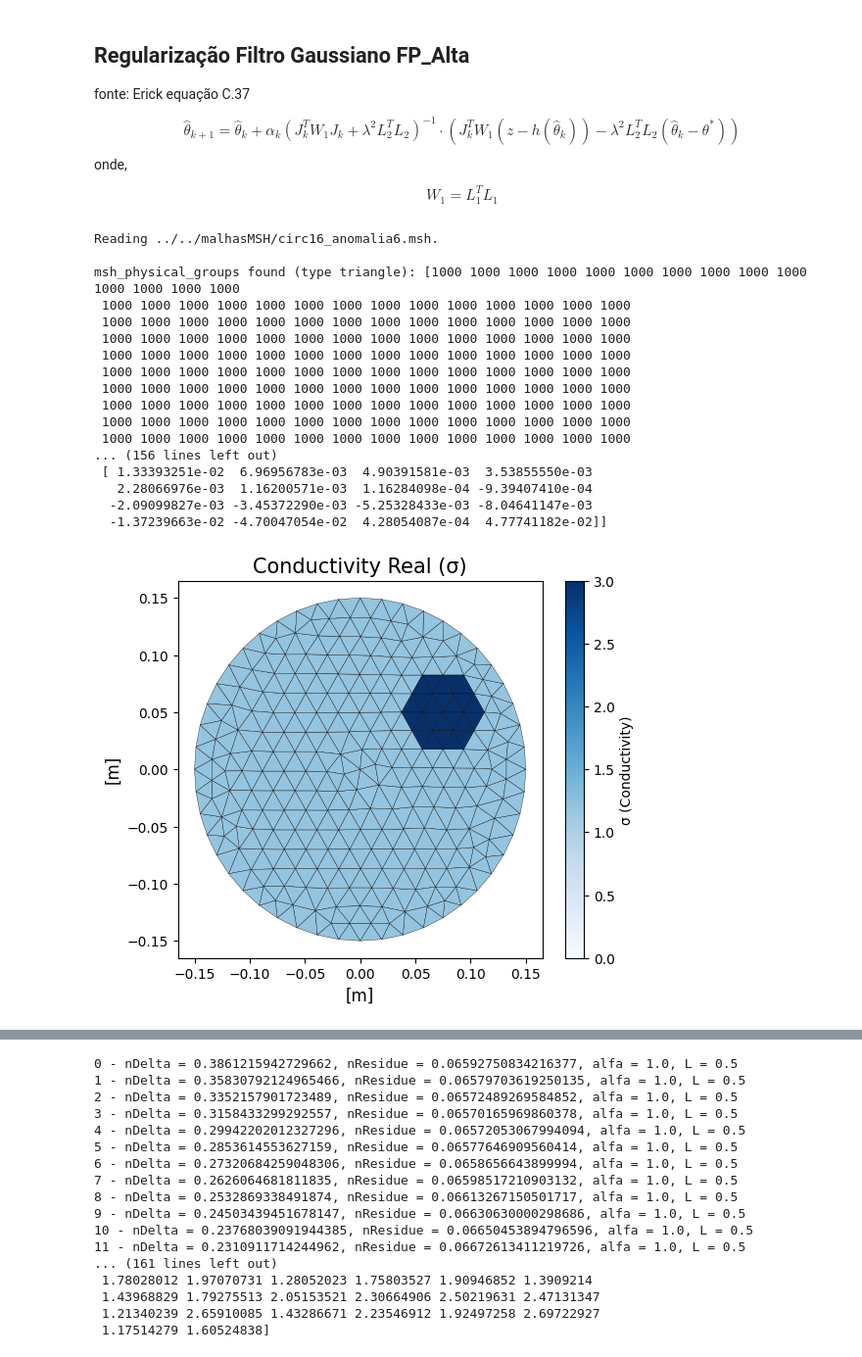
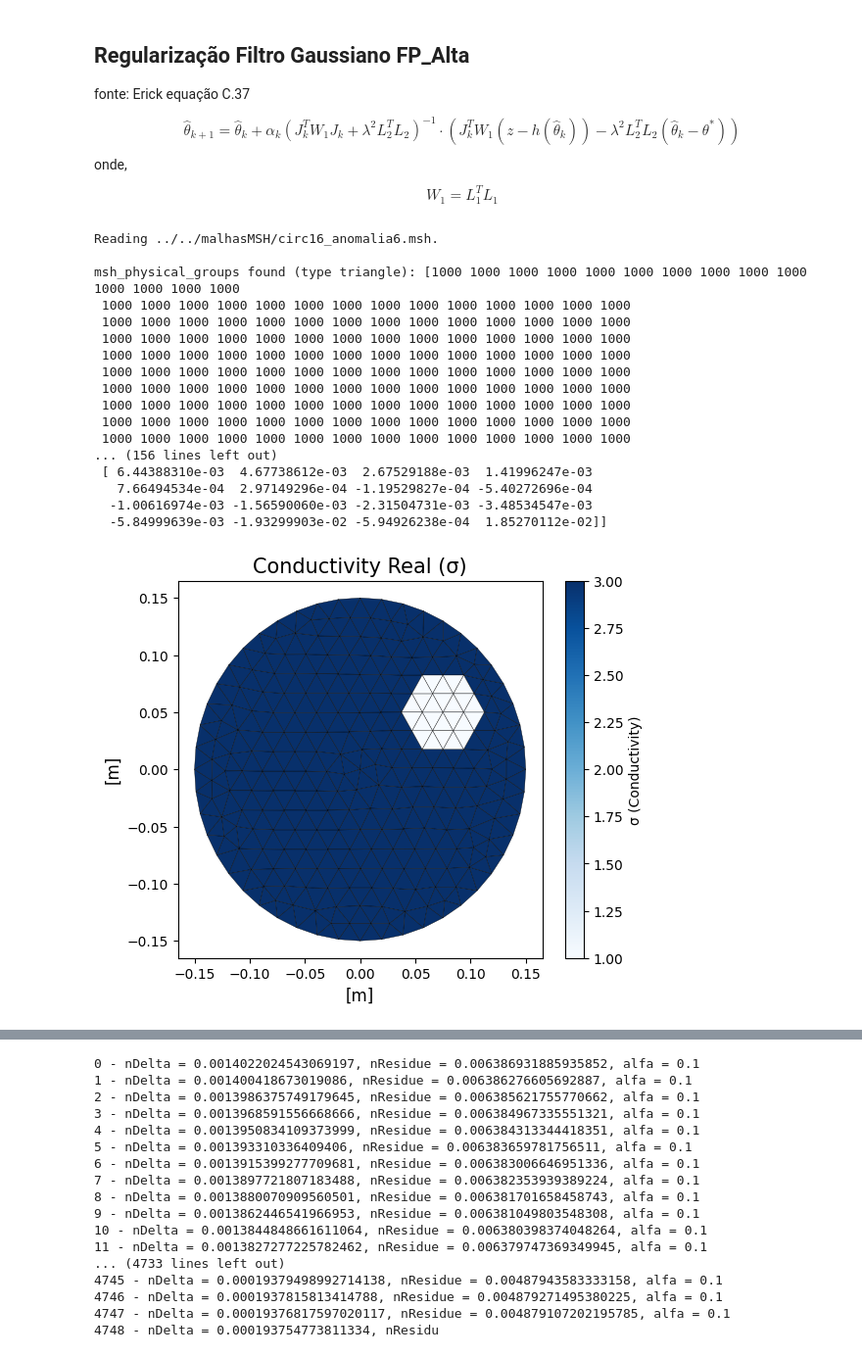
Before and after one commit to rodgraneiro/EIT_2D, a Jupyter notebook: exemplos/biblioteca_Edson/exemplos_biblioteca_Edson.ipynb, the cells around one changed output, grey strips where cells are left out. Shown at 98% size. Saved outputs shown, nothing was run; the diff lists cells and outputs as text; code cells hidden in the pictures.

Commit message:
debugging inverseProblem

```diff
--- a/exemplos/biblioteca_Edson/exemplos_biblioteca_Edson.ipynb
+++ b/exemplos/biblioteca_Edson/exemplos_biblioteca_Edson.ipynb
@@ -213,8 +213,8 @@ sigma_inicial = np.full(MinhaMalhaPto2.NumberOfElements, 1.0)          # Monta v
 
 
 meus_sigmas = {
-1000 : 1.2,
-1001 : 3.0}
+1000 : 3.0,
+1001 : 1.0}
 
 MinhaMalhaPto2.SetSigmaPhysicaEntity(meus_sigmas)
 
@@ -235,54 +235,54 @@ mtz_Vmedido = fwd.Solve()
 #print(f'Vmedido \n {fwd.Vmedido[:,0]}')
 
 nome_arquivo = 'ParaVernoGmshPto'
 #fwd.criar_arquivo_pos_2D( fwd.Vmedido, nome_arquivo)
 
 #fwd.abrir_Gmsh_pos(nome_arquivo, runGmsh=True)
 
 #print(f'self.Yinversa \n {fwd.Yinversa}')
 
 V_measured = fwd.Vmedido_eletrodos
 
 print(f'V_mesured \n {V_measured}')
 
 
 invProblem_2D = inverseProblem_2D.inverse_problem(MinhaMalhaPto2, Pcorrente=fwd.corrente)
-invProblem_2D.solve(V_measured, alpha =1.0,  Lambda = 0.50, max_iter=100)
+invProblem_2D.solve(V_measured, initialEstimate=3.0,alpha =0.1,  Lambda = 0.50, max_iter=5000,Tol=1.0e-3)
 #print('Y_jacobian',invProblem.Y_jacobian)
 # %% [output]
 Reading ../../malhasMSH/circ16_anomalia6.msh.
 
 msh_physical_groups found (type triangle): [1000 1000 1000 1000 1000 1000 1000 1000 1000 1000 1000 1000 1000 1000
  1000 1000 1000 1000 1000 1000 1000 1000 1000 1000 1000 1000 1000 1000
  1000 1000 1000 1000 1000 1000 1000 1000 1000 1000 1000 1000 1000 1000
  1000 1000 1000 1000 1000 1000 1000 1000 1000 1000 1000 1000 1000 1000
  1000 1000 1000 1000 1000 1000 1000 1000 1000 1000 1000 1000 1000 1000
  1000 1000 1000 1000 1000 1000 1000 1000 1000 1000 1000 1000 1000 1000
  1000 1000 1000 1000 1000 1000 1000 1000 1000 1000 1000 1000 1000 1000
  1000 1000 1000 1000 1000 1000 1000 1000 1000 1000 1000 1000 1000 1000
  1000 1000 1000 1000 1000 1000 1000 1000 1000 1000 1000 1000 1000 1000
  1000 1000 1000 1000 1000 1000 1000 1000 1000 1000 1000 1000 1000 1000
 ... (156 lines left out)
- [ 1.33393251e-02  6.96956783e-03  4.90391581e-03  3.53855550e-03
-   2.28066976e-03  1.16200571e-03  1.16284098e-04 -9.39407410e-04
-  -2.09099827e-03 -3.45372290e-03 -5.25328433e-03 -8.04641147e-03
-  -1.37239663e-02 -4.70047054e-02  4.28054087e-04  4.77741182e-02]]
+ [ 6.44388310e-03  4.67738612e-03  2.67529188e-03  1.41996247e-03
+   7.66494534e-04  2.97149296e-04 -1.19529827e-04 -5.40272696e-04
+  -1.00616974e-03 -1.56590060e-03 -2.31504731e-03 -3.48534547e-03
+  -5.84999639e-03 -1.93299903e-02 -5.94926238e-04  1.85270112e-02]]
-[figure, old version]
+[figure, new version]
 [figure]
-0 - nDelta = 0.3861215942729662, nResidue = 0.06592750834216377, alfa = 1.0, L = 0.5
-1 - nDelta = 0.35830792124965466, nResidue = 0.06579703619250135, alfa = 1.0, L = 0.5
-2 - nDelta = 0.3352157901723489, nResidue = 0.06572489269584852, alfa = 1.0, L = 0.5
-3 - nDelta = 0.3158433299292557, nResidue = 0.06570165969860378, alfa = 1.0, L = 0.5
-4 - nDelta = 0.29942202012327296, nResidue = 0.06572053067994094, alfa = 1.0, L = 0.5
-5 - nDelta = 0.2853614553627159, nResidue = 0.06577646909560414, alfa = 1.0, L = 0.5
-6 - nDelta = 0.27320684259048306, nResidue = 0.0658656643899994, alfa = 1.0, L = 0.5
-7 - nDelta = 0.2626064681811835, nResidue = 0.06598517210903132, alfa = 1.0, L = 0.5
-8 - nDelta = 0.2532869338491874, nResidue = 0.06613267150501717, alfa = 1.0, L = 0.5
-9 - nDelta = 0.24503439451678147, nResidue = 0.06630630000298686, alfa = 1.0, L = 0.5
-10 - nDelta = 0.23768039091944385, nResidue = 0.06650453894796596, alfa = 1.0, L = 0.5
-11 - nDelta = 0.2310911714244962, nResidue = 0.06672613411219726, alfa = 1.0, L = 0.5
-... (161 lines left out)
- 1.78028012 1.97070731 1.28052023 1.75803527 1.90946852 1.3909214
- 1.43968829 1.79275513 2.05153521 2.30664906 2.50219631 2.47131347
- 1.21340239 2.65910085 1.43286671 2.23546912 1.92497258 2.69722927
- 1.17514279 1.60524838]
+0 - nDelta = 0.0014022024543069197, nResidue = 0.006386931885935852, alfa = 0.1
+1 - nDelta = 0.001400418673019086, nResidue = 0.006386276605692887, alfa = 0.1
+2 - nDelta = 0.0013986375749179645, nResidue = 0.006385621755770662, alfa = 0.1
+3 - nDelta = 0.0013968591556668666, nResidue = 0.006384967335551321, alfa = 0.1
+4 - nDelta = 0.0013950834109373999, nResidue = 0.006384313344418351, alfa = 0.1
+5 - nDelta = 0.001393310336409406, nResidue = 0.006383659781756511, alfa = 0.1
+6 - nDelta = 0.0013915399277709681, nResidue = 0.006383006646951336, alfa = 0.1
+7 - nDelta = 0.0013897721807183488, nResidue = 0.006382353939389224, alfa = 0.1
+8 - nDelta = 0.0013880070909560501, nResidue = 0.006381701658458743, alfa = 0.1
+9 - nDelta = 0.0013862446541966953, nResidue = 0.006381049803548308, alfa = 0.1
+10 - nDelta = 0.0013844848661611064, nResidue = 0.006380398374048264, alfa = 0.1
+11 - nDelta = 0.0013827277225782462, nResidue = 0.006379747369349945, alfa = 0.1
+... (4733 lines left out)
+4745 - nDelta = 0.00019379498992714138, nResidue = 0.00487943583333158, alfa = 0.1
+4746 - nDelta = 0.0001937815813414788, nResidue = 0.004879271495380225, alfa = 0.1
+4747 - nDelta = 0.00019376817597020117, nResidue = 0.004879107202195785, alfa = 0.1
+4748 - nDelta = 0.000193754773811334, nResidu
```
Also changed, not shown: parts of 1 cell of this notebook, 1 other file.
